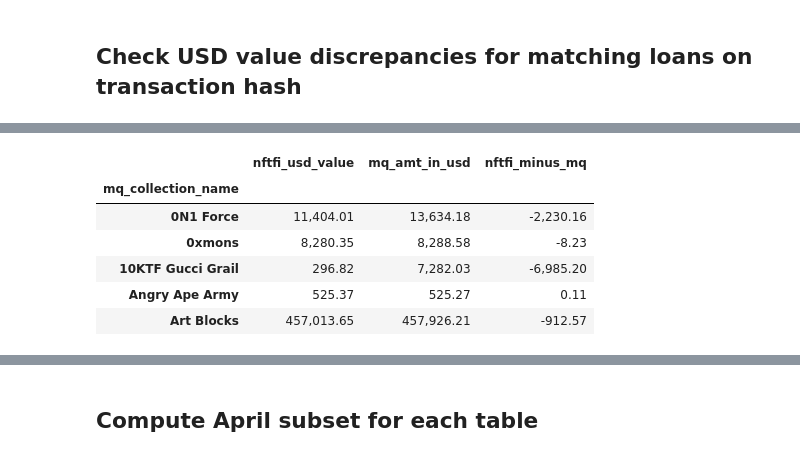
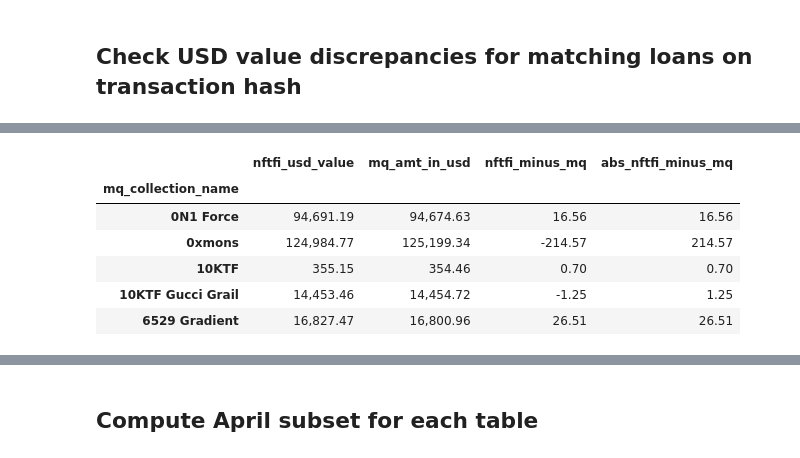
Before and after one commit to datagemsai/ChartGPT-API, a Jupyter notebook: analysis/metaquants_analysis/mq_nftfi_rchen_aggregate_collection.ipynb, the cells around one changed output, grey strips where cells are left out. Drawn from its saved outputs; the diff is of its cells as text; code cells hidden in the pictures.

```diff
--- a/analysis/metaquants_analysis/mq_nftfi_rchen_aggregate_collection.ipynb
+++ b/analysis/metaquants_analysis/mq_nftfi_rchen_aggregate_collection.ipynb
@@ -69,9 +70,10 @@ array(['nftfi'], dtype=object)
 #         nftfi = nftfi.drop(columns=[col],axis=1)
 # %%
 try:
-    nftfi = pd.read_csv('../../data/nftfi_loans.csv')
+    nftfi = pd.read_csv('loans_raw_loan_input_datanftfi_loans.csv')
 except FileNotFoundError:
-    nftfi = pd.read_csv('data/nftfi_loans.csv')
+    nftfi = pd.read_csv('loans_raw_loan_input_data.csv')
+raw_nftfi = copy.deepcopy(nftfi)
 nftfi = format_bigquery_column_names(nftfi)
 nftfi = nftfi.rename(columns={'loan_id': 'loan_no', 'loan_date': 'date'})
 
@@ -253,11 +284,23 @@ nftfi['loan_repaid_time'] = pd.to_datetime(nftfi['loan_repaid_time'], format="%Y
 nftfi.replace(r"#DIV/0!", np.nan, regex=True, inplace=True)
 nftfi.replace(r"#N/A", "", regex=True, inplace=True)
 
-# Divide loanPrincipalAmount and maximumRepaymentAmount by ETH <> WEI i.e. 1^18
-columns_to_clean = ['loan_principal_amount', 'maximum_repayment_amount', 'maximum_repayment_amount']
+
+
+# Divide the currency by its respective divider
+# now map missing usd_value, e.g. for stablecoin-denominated loans
+usdc_address = '0xA0b86991c6218b36c1d19D4a2e9Eb0cE3606eB48'  # https://etherscan.io/token/0xa0b86991c6218b36c1d19d4a2e9eb0ce3606eb48
+usdt_address = '0xdAC17F958D2ee523a2206206994597C13D831ec7'  # https://etherscan.io/token/0xdac17f958d2ee523a2206206994597c13d831ec7
+dai_address = '0x6B175474E89094C44Da98b954EedeAC495271d0F'  # https://etherscan.io/token/0x6b175474e89094c44da98b954eedeac495271d0f
+weth_address = '0xC02aaA39b223FE8D0A0e5C4F27eAD9083C756Cc2'
+
+columns_to_clean = ['loan_principal_amount', 'maximum_repayment_amount', 'maximum_repayment_amount']  # Divide loanPrincipalAmount and maximumRepaymentAmount by ETH <> WEI i.e. 1^18
 for col in columns_to_clean:
     nftfi[col] = nftfi[col].astype(np.float64)
-    nftfi[col] /= 10 ** 18
+    nftfi.loc[nftfi['loan_erc20denomination'] == weth_address, col] /= 10 ** 18
+    nftfi.loc[nftfi['loan_erc20denomination'] == dai_address, col] /= 10 ** 18
+    nftfi.loc[nftfi['loan_erc20denomination'] == usdc_address, col] /= 10 ** 6
+
+
 # nftfi['no_of_days'] = nftfi['no_of_days'].astype(np.float64)
 nftfi = nftfi.rename(columns={'loan_apr': 'apr'})
 nftfi['apr'] = nftfi['apr'].astype(np.float64)
@@ -401,7 +463,11 @@ mq = mq[new_columns_order]
 display(nftfi.head(2))
 display(mq.head(2))
 
+mq['loan_id'] = mq['loan_id'].astype(int)
+nftfi['loan_no_cleaned'] = nftfi['loan_no_cleaned'].astype(int)
+
+
 nftfi.columns = [f'nftfi_{col}' for col in nftfi.columns]
 mq.columns = [f'mq_{col}' for col in mq.columns]
-full_inner = pd.merge(nftfi, mq, how='inner', left_on='nftfi_transaction_hash', right_on='mq_transaction_hash', indicator=True)
+full_inner = pd.merge(nftfi, mq, how='inner', left_on='nftfi_loan_no_cleaned', right_on='mq_loan_id', indicator=True)
 # %% [output]
@@ -473,6 +522,6 @@ pd.DataFrame(usd_diff.usd_diff_nftfi_minus_mq.describe())
 # %%
-start = '2023-03-01'
-end = '2023-04-01'
+start = '2020-04-01'
+end = '2024-05-01'
 
 april_mq = mq.loc[mq['mq_block_timestamp'] >= start].loc[mq['mq_block_timestamp'] < end]
 display(april_mq.shape)
@@ -480,7 +529,7 @@ april_nftfi = nftfi.loc[nftfi['nftfi_date'] >= start].loc[nftfi['nftfi_date'] <
 display(april_nftfi.shape)
 
 
-april_full_outer = pd.merge(april_nftfi, april_mq, how='outer', left_on='nftfi_transaction_hash', right_on='mq_transaction_hash', indicator=True)
+april_full_outer = pd.merge(april_nftfi, april_mq, how='outer', left_on='nftfi_loan_no_cleaned', right_on='mq_loan_id', indicator=True)
 
 april_full_outer_without_nftfi_na = april_full_outer.dropna(subset=['nftfi_usd_value'])
 april_full_outer_without_nftfi_na.head(2)
@@ -493,15 +542,16 @@ april_full_outer_without_nftfi_na.head(2)
 # %%
 april_full_outer_without_nftfi_na = april_full_outer_without_nftfi_na.groupby('mq_collection_name').agg(sum)[['nftfi_usd_value', 'mq_amt_in_usd']]
 april_full_outer_without_nftfi_na['nftfi_minus_mq'] = april_full_outer_without_nftfi_na['nftfi_usd_value'] - april_full_outer_without_nftfi_na['mq_amt_in_usd']
+april_full_outer_without_nftfi_na['abs_nftfi_minus_mq'] = april_full_outer_without_nftfi_na['nftfi_minus_mq'].abs()
 april_full_outer_without_nftfi_na.head(5)
 # %% [output]
-|  | nftfi_usd_value | mq_amt_in_usd | nftfi_minus_mq |
-| mq_collection_name |  |  |  |
-| 0N1 Force | 11,404.01 | 13,634.18 | -2,230.16 |
-| 0xmons | 8,280.35 | 8,288.58 | -8.23 |
-| 10KTF Gucci Grail | 296.82 | 7,282.03 | -6,985.20 |
-| Angry Ape Army | 525.37 | 525.27 | 0.11 |
-| Art Blocks | 457,013.65 | 457,926.21 | -912.57 |
+|  | nftfi_usd_value | mq_amt_in_usd | nftfi_minus_mq | abs_nftfi_minus_mq |
+| mq_collection_name |  |  |  |  |
+| 0N1 Force | 94,691.19 | 94,674.63 | 16.56 | 16.56 |
+| 0xmons | 124,984.77 | 125,199.34 | -214.57 | 214.57 |
+| 10KTF | 355.15 | 354.46 | 0.70 | 0.70 |
+| 10KTF Gucci Grail | 14,453.46 | 14,454.72 | -1.25 | 1.25 |
+| 6529 Gradient | 16,827.47 | 16,800.96 | 26.51 | 26.51 |
 # %%
 april_full_outer_without_nftfi_na.describe()
 # %% [output]
```
Also changed, not shown: parts of 36 cells of this notebook, 2 other files.
